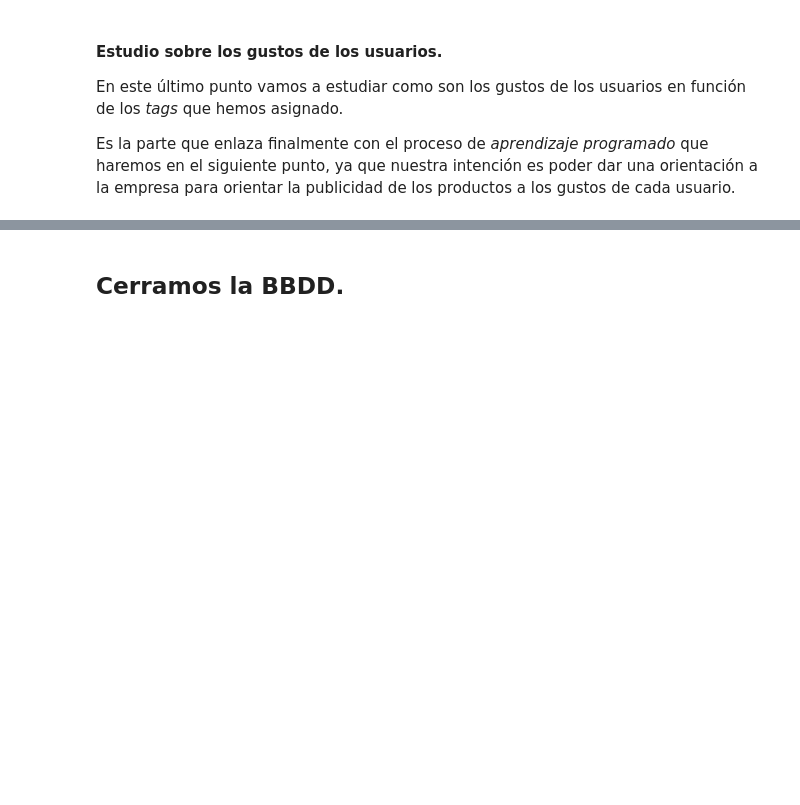
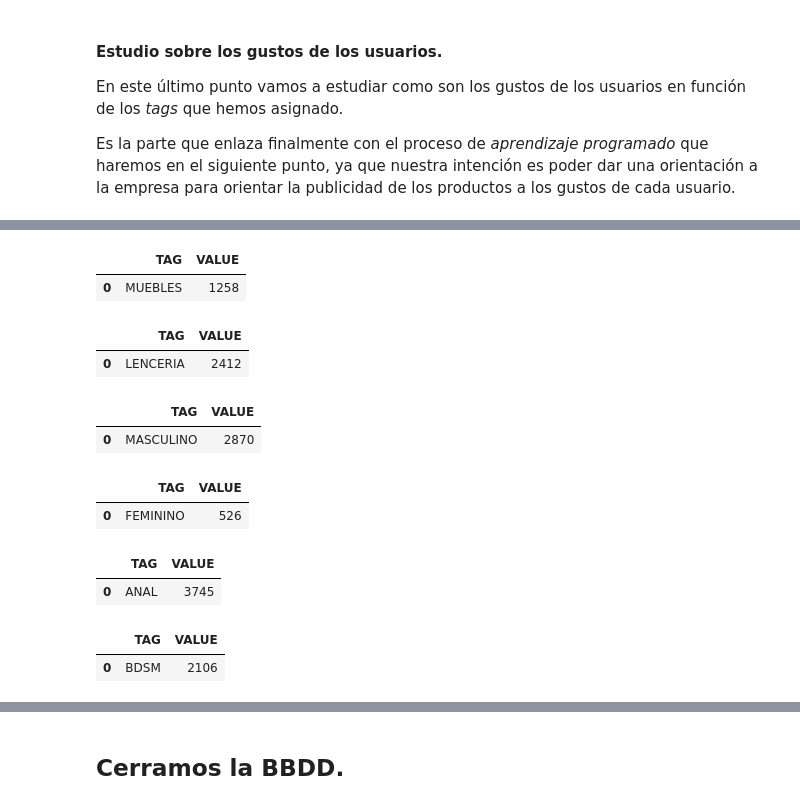
Before and after one commit to 75Engel/Proyecto_tienda_online, a Jupyter notebook: src/Notebook/03_sql.ipynb, the cells around one changed output, grey strips where cells are left out. Saved outputs shown, nothing was run; the diff lists cells and outputs as text; code cells hidden in the pictures; blank space fills up the shorter version.

```diff
--- a/src/Notebook/03_sql.ipynb
+++ b/src/Notebook/03_sql.ipynb
@@ -1419,0 +1427,78 @@ Es la parte que enlaza finalmente con el proceso de *aprendizaje programado* que
+# %%
+query = """
+SELECT 'MUEBLES' AS TAG,COUNT(COMMENT.ID_USERS) AS VALUE FROM TAGS
+JOIN PRODUCT
+ON TAGS.ID=PRODUCT.ID
+JOIN COMMENT
+ON PRODUCT.ID=COMMENT.ID_PRODUCT
+WHERE TAGS.MUEBLES=1
+"""
+f.sql_query(query,cursor)
+# %% [output]
+|  | TAG | VALUE |
+| 0 | MUEBLES | 1258 |
+# %%
+query = """
+SELECT 'LENCERIA' AS TAG ,COUNT(COMMENT.ID_USERS) AS VALUE FROM TAGS
+JOIN PRODUCT
+ON TAGS.ID=PRODUCT.ID
+JOIN COMMENT
+ON PRODUCT.ID=COMMENT.ID_PRODUCT
+WHERE TAGS.LENCERIA=1
+"""
+f.sql_query(query,cursor)
+# %% [output]
+|  | TAG | VALUE |
+| 0 | LENCERIA | 2412 |
+# %%
+query = """
+SELECT 'MASCULINO' AS TAG ,COUNT(COMMENT.ID_USERS) AS VALUE FROM TAGS
+JOIN PRODUCT
+ON TAGS.ID=PRODUCT.ID
+JOIN COMMENT
+ON PRODUCT.ID=COMMENT.ID_PRODUCT
+WHERE TAGS.MASCULINO=1
+"""
+f.sql_query(query,cursor)
+# %% [output]
+|  | TAG | VALUE |
+| 0 | MASCULINO | 2870 |
+# %%
+query = """
+SELECT 'FEMININO' AS TAG ,COUNT(COMMENT.ID_USERS) AS VALUE FROM TAGS
+JOIN PRODUCT
+ON TAGS.ID=PRODUCT.ID
+JOIN COMMENT
+ON PRODUCT.ID=COMMENT.ID_PRODUCT
+WHERE TAGS.FEMININO=1
+"""
+f.sql_query(query,cursor)
+# %% [output]
+|  | TAG | VALUE |
+| 0 | FEMININO | 526 |
+# %%
+query = """
+SELECT 'ANAL' AS TAG ,COUNT(COMMENT.ID_USERS) AS VALUE FROM TAGS
+JOIN PRODUCT
+ON TAGS.ID=PRODUCT.ID
+JOIN COMMENT
+ON PRODUCT.ID=COMMENT.ID_PRODUCT
+WHERE TAGS.ANAL=1
+"""
+f.sql_query(query,cursor)
+# %% [output]
+|  | TAG | VALUE |
+| 0 | ANAL | 3745 |
+# %%
+query = """
+SELECT 'BDSM' AS TAG ,COUNT(COMMENT.ID_USERS) AS VALUE FROM TAGS
+JOIN PRODUCT
+ON TAGS.ID=PRODUCT.ID
+JOIN COMMENT
+ON PRODUCT.ID=COMMENT.ID_PRODUCT
+WHERE TAGS.BDSM=1
+"""
+f.sql_query(query,cursor)
+# %% [output]
+|  | TAG | VALUE |
+| 0 | BDSM | 2106 |
```
Also changed, not shown: parts of 23 cells of this notebook, 17 other files.
